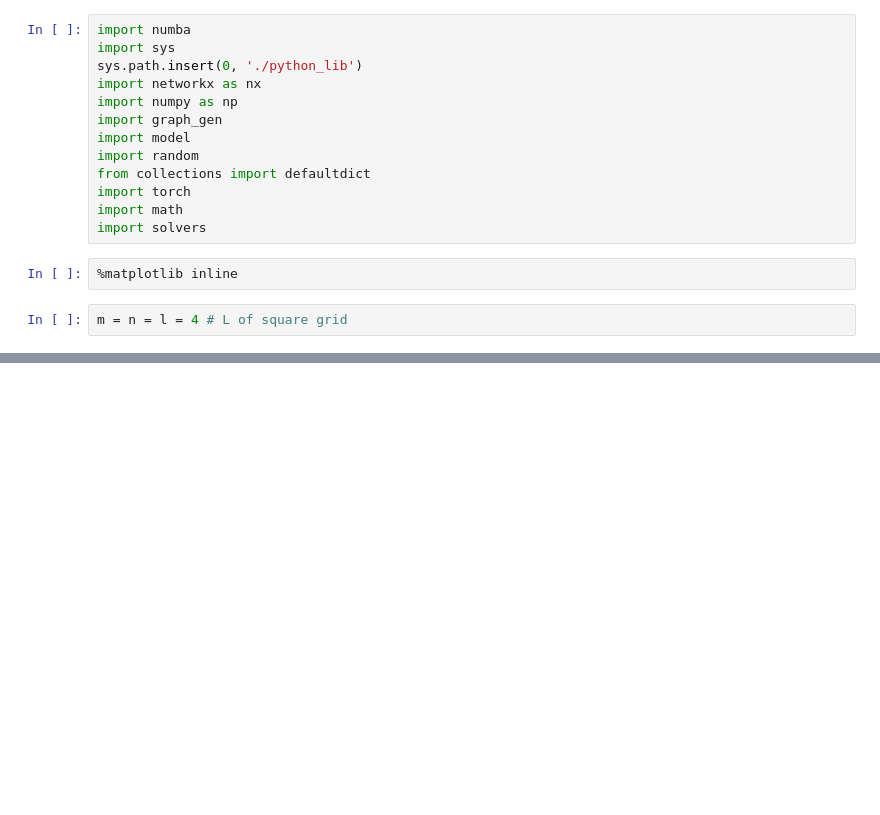
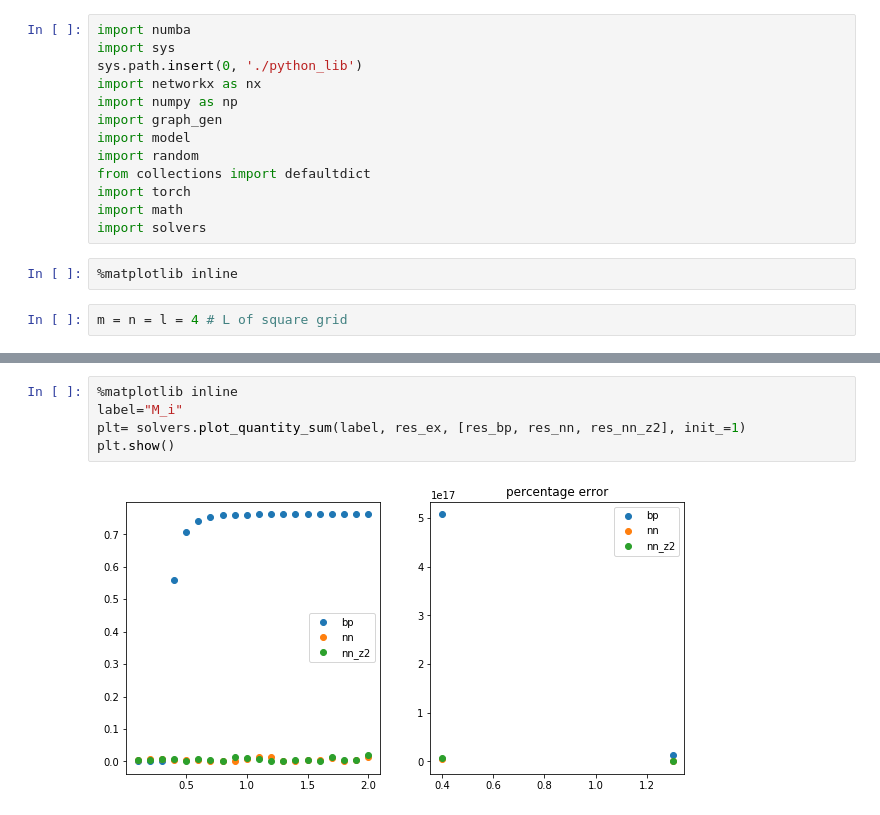
Before and after one commit to ocadni/h2arnn, a Jupyter notebook: result_square.ipynb, the cells around one changed output, grey strips where cells are left out. Drawn from its saved outputs; the diff is of its cells as text; blank space fills up the shorter version.

```diff
--- a/result_square.ipynb
+++ b/result_square.ipynb
@@ -104,0 +148,7 @@ fe: -2.022 std_fe: 5.74E-03 M: 0.008 S: 0.044 E: -2.000
+# %%
+%matplotlib inline
+label="M_i"
+plt= solvers.plot_quantity_sum(label, res_ex, [res_bp, res_nn, res_nn_z2], init_=1)
+plt.show()
+# %% [output]
+[figure, added]
```
Also changed, not shown: parts of 23 cells of this notebook, 13 other files.
